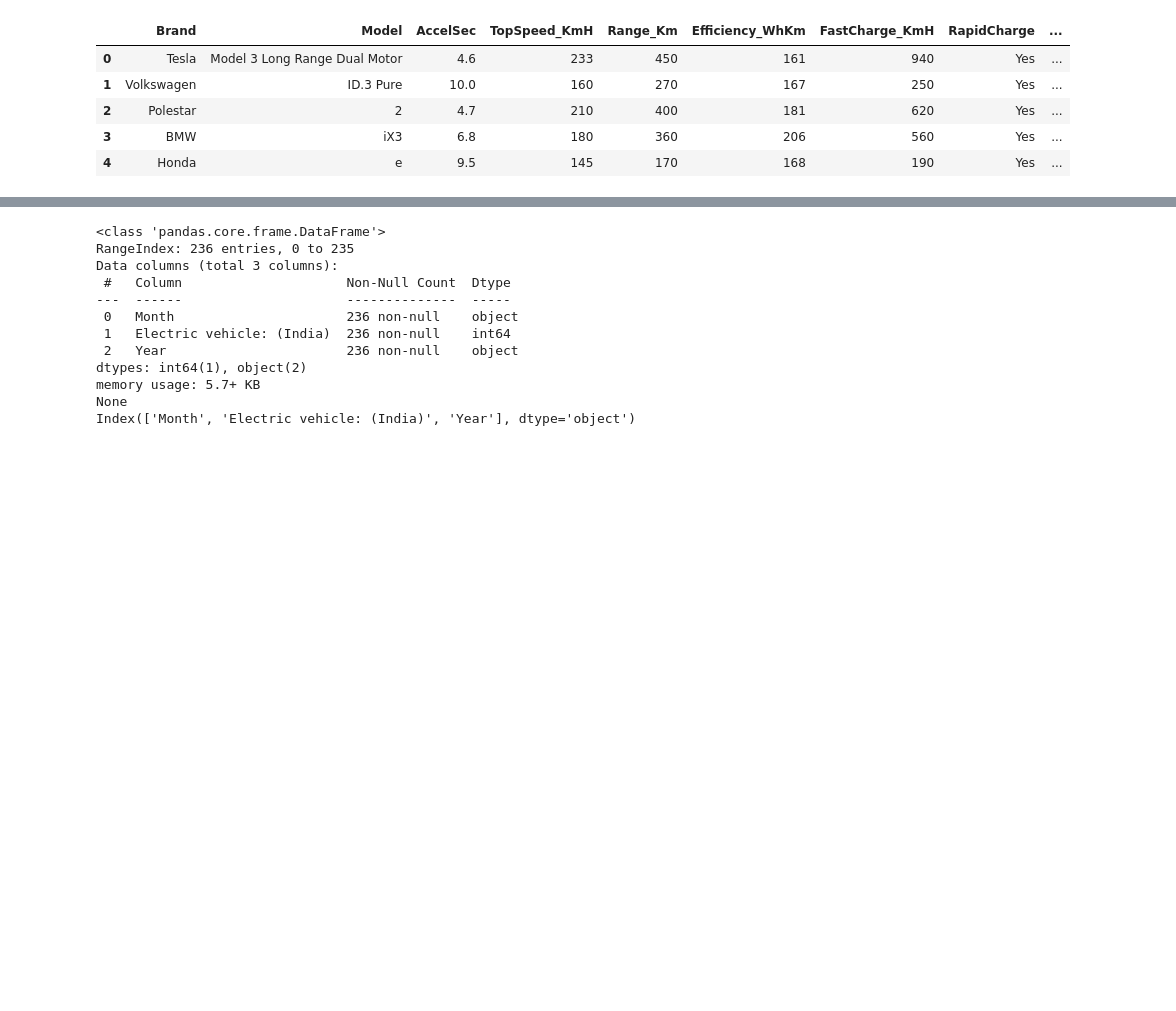
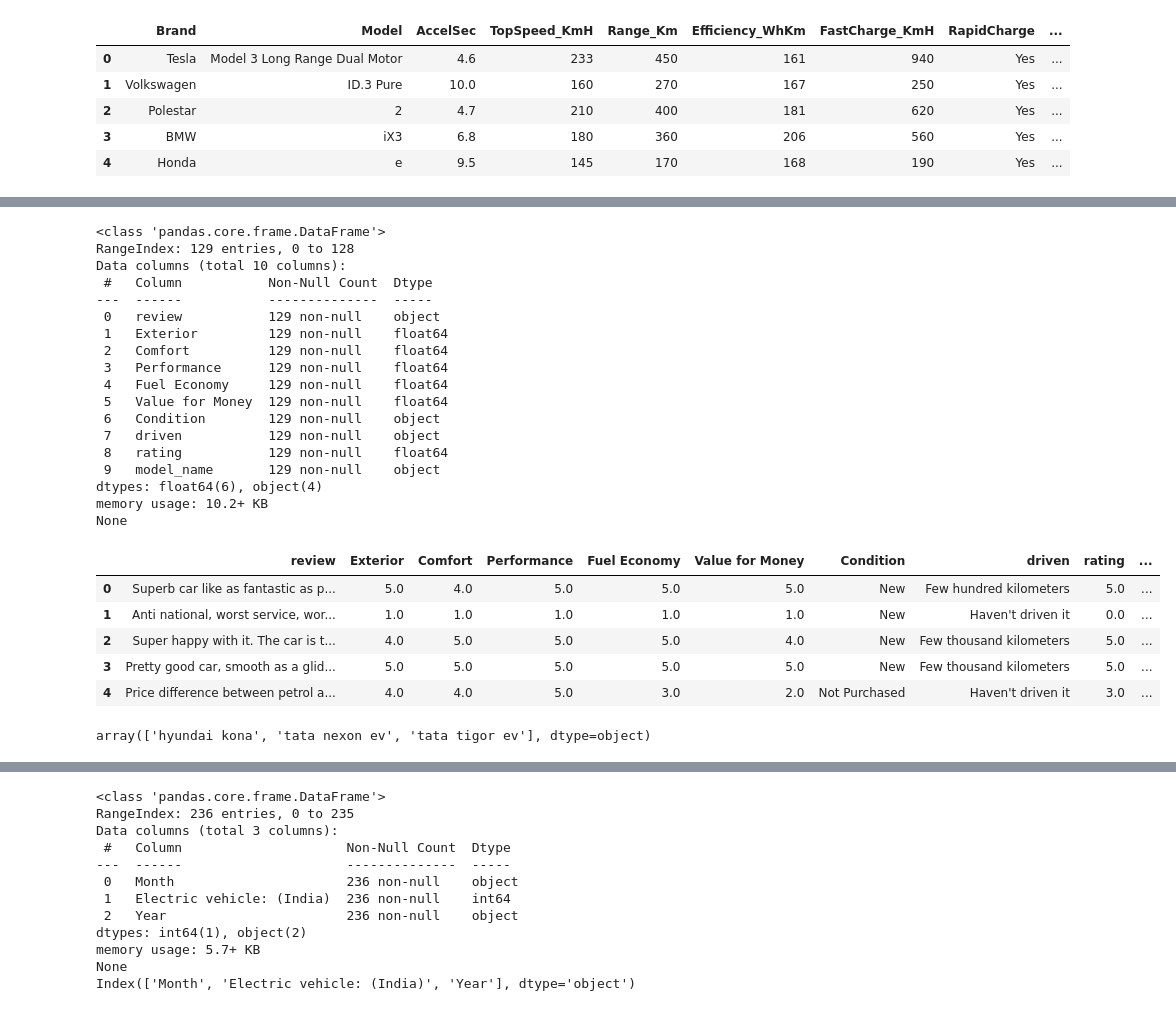
Before and after one commit to ShreyashChacharkar/EV_marketsegment, a Jupyter notebook: data_analysis.ipynb, the cells around one changed output, grey strips where cells are left out. Drawn from its saved outputs; the diff is of its cells as text; code cells hidden in the pictures; blank space fills up the shorter version.

```diff
--- a/data_analysis.ipynb
+++ b/data_analysis.ipynb
@@ -101,2 +101,33 @@ common_values
+# %%
+df5 = pd.read_csv("dataset_splitup/dataset3/4-wheeler-EV-carwale.csv")
+print(df5.info())
+df5.head()
+# %% [output]
+<class 'pandas.core.frame.DataFrame'>
+RangeIndex: 129 entries, 0 to 128
+Data columns (total 10 columns):
+ #   Column           Non-Null Count  Dtype
+---  ------           --------------  -----
+ 0   review           129 non-null    object
+ 1   Exterior         129 non-null    float64
+ 2   Comfort          129 non-null    float64
+ 3   Performance      129 non-null    float64
+ 4   Fuel Economy     129 non-null    float64
+ 5   Value for Money  129 non-null    float64
+ 6   Condition        129 non-null    object
+ 7   driven           129 non-null    object
+ 8   rating           129 non-null    float64
+ 9   model_name       129 non-null    object
+dtypes: float64(6), object(4)
+memory usage: 10.2+ KB
+None
+|  | review | Exterior | Comfort | Performance | Fuel Economy | Value for Money | Condition | driven | rating | ... |
+| 0 | Superb car like as fantastic as p... | 5.0 | 4.0 | 5.0 | 5.0 | 5.0 | New | Few hundred kilometers | 5.0 | ... |
+| 1 | Anti national, worst service, wor... | 1.0 | 1.0 | 1.0 | 1.0 | 1.0 | New | Haven't driven it | 0.0 | ... |
+| 2 | Super happy with it. The car is t... | 4.0 | 5.0 | 5.0 | 5.0 | 4.0 | New | Few thousand kilometers | 5.0 | ... |
+| 3 | Pretty good car, smooth as a glid... | 5.0 | 5.0 | 5.0 | 5.0 | 5.0 | New | Few thousand kilometers | 5.0 | ... |
+| 4 | Price difference between petrol a... | 4.0 | 4.0 | 5.0 | 3.0 | 2.0 | Not Purchased | Haven't driven it | 3.0 | ... |
 # %%
-df5 =
+df5.model_name.unique()
+# %% [output]
+array(['hyundai kona', 'tata nexon ev', 'tata tigor ev'], dtype=object)
```
Also changed, not shown: parts of 6 cells of this notebook.
